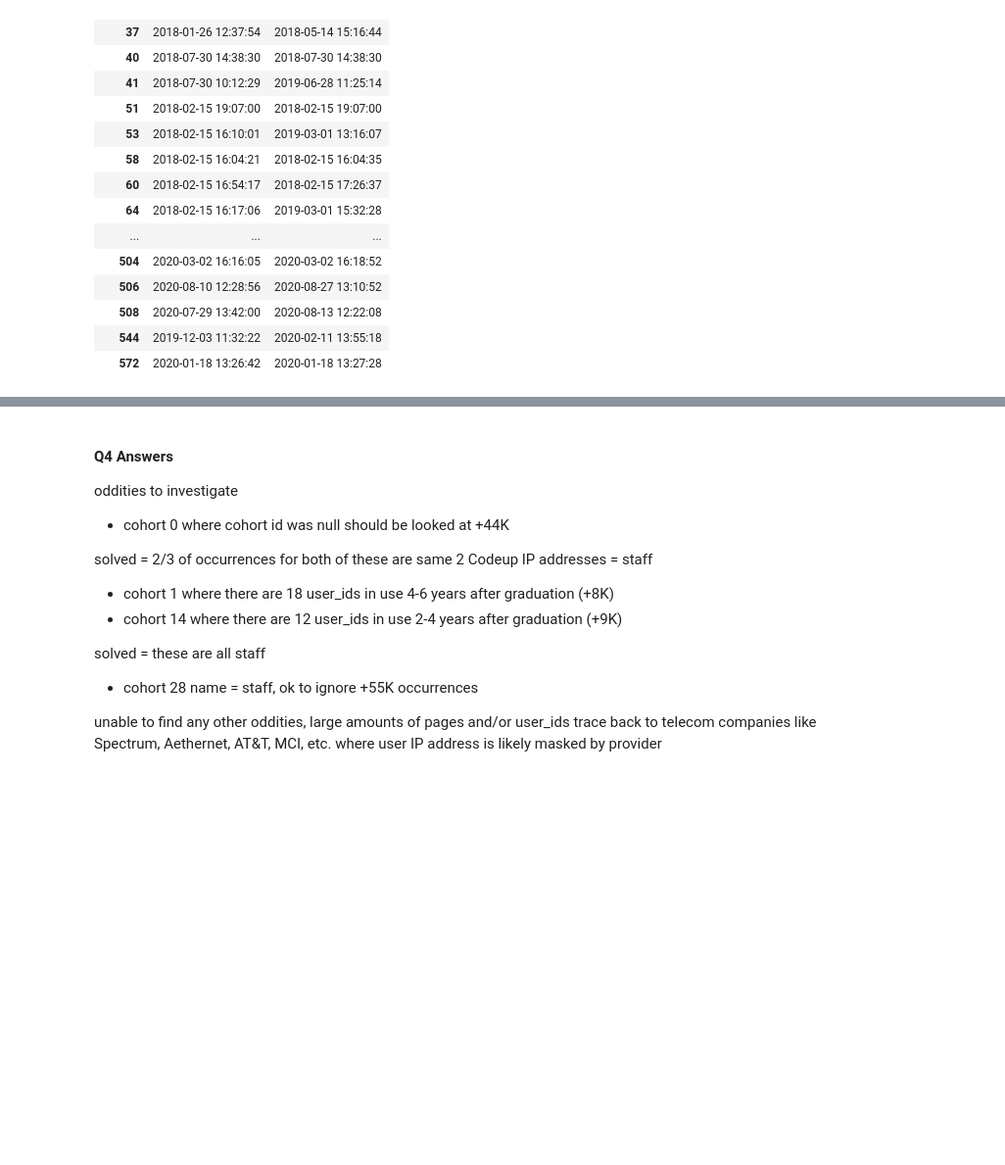
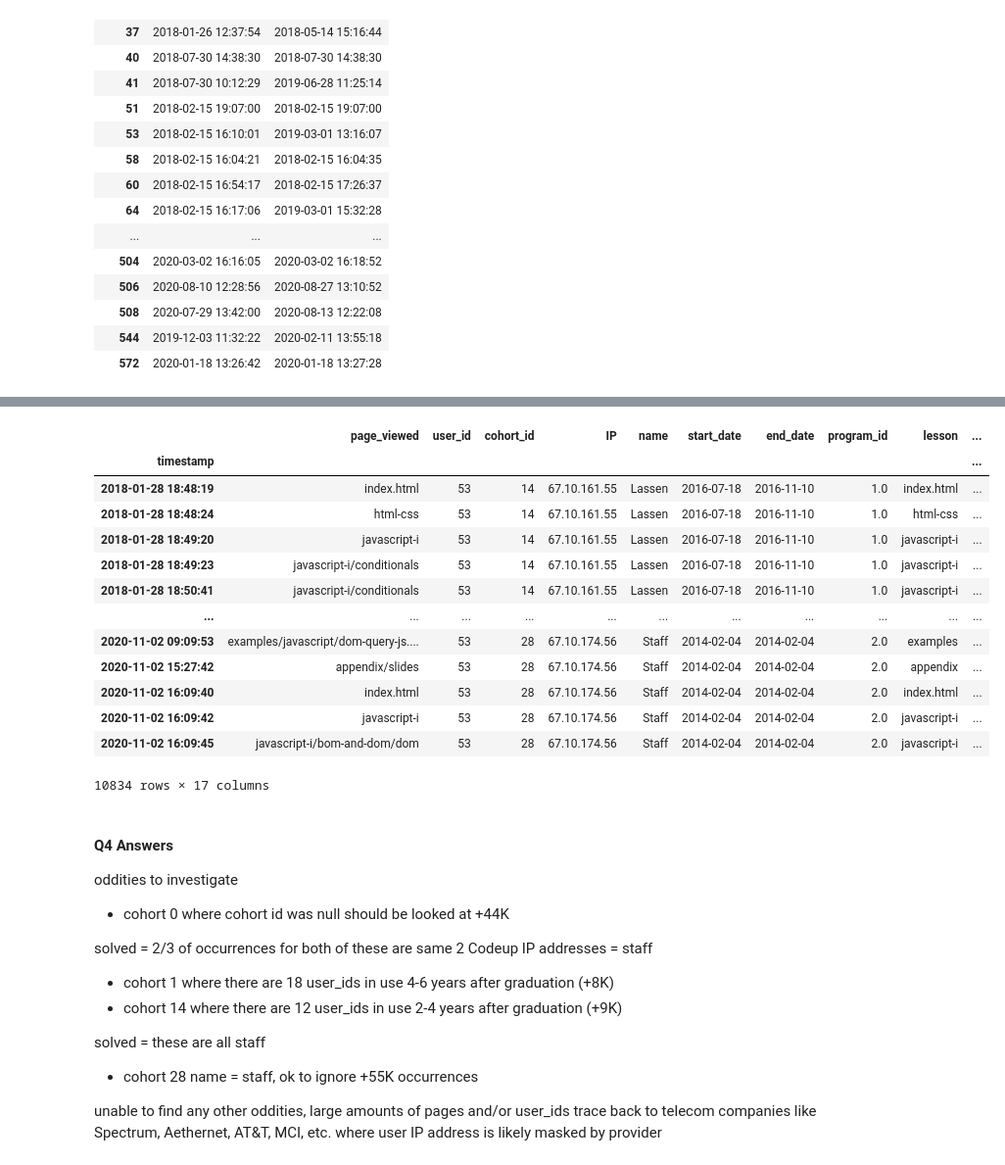
Before and after one commit to RyvynYoung/curriculum_access_project, a Jupyter notebook: curriculum_access.ipynb, the cells around one changed output, grey strips where cells are left out. Shown at 98% size. Saved outputs shown, nothing was run; the diff lists cells and outputs as text; code cells hidden in the pictures; blank space fills up the shorter version.

```diff
--- a/curriculum_access.ipynb
+++ b/curriculum_access.ipynb
@@ -1703,3 +1744,21 @@ post_grad2[(post_grad2.IP == '192.171.117.210')].groupby('user_id')[['timestamp'
+# %%
+exp[exp.user_id == 53]
+# also a staff id
+# %% [output]
+|  | page_viewed | user_id | cohort_id | IP | name | start_date | end_date | program_id | lesson | ... |
+| timestamp |  |  |  |  |  |  |  |  |  | ... |
+| 2018-01-28 18:48:19 | index.html | 53 | 14 | 67.10.161.55 | Lassen | 2016-07-18 | 2016-11-10 | 1.0 | index.html | ... |
+| 2018-01-28 18:48:24 | html-css | 53 | 14 | 67.10.161.55 | Lassen | 2016-07-18 | 2016-11-10 | 1.0 | html-css | ... |
+| 2018-01-28 18:49:20 | javascript-i | 53 | 14 | 67.10.161.55 | Lassen | 2016-07-18 | 2016-11-10 | 1.0 | javascript-i | ... |
+| 2018-01-28 18:49:23 | javascript-i/conditionals | 53 | 14 | 67.10.161.55 | Lassen | 2016-07-18 | 2016-11-10 | 1.0 | javascript-i | ... |
+| 2018-01-28 18:50:41 | javascript-i/conditionals | 53 | 14 | 67.10.161.55 | Lassen | 2016-07-18 | 2016-11-10 | 1.0 | javascript-i | ... |
+| ... | ... | ... | ... | ... | ... | ... | ... | ... | ... | ... |
+| 2020-11-02 09:09:53 | examples/javascript/dom-query-js.... | 53 | 28 | 67.10.174.56 | Staff | 2014-02-04 | 2014-02-04 | 2.0 | examples | ... |
+| 2020-11-02 15:27:42 | appendix/slides | 53 | 28 | 67.10.174.56 | Staff | 2014-02-04 | 2014-02-04 | 2.0 | appendix | ... |
+| 2020-11-02 16:09:40 | index.html | 53 | 28 | 67.10.174.56 | Staff | 2014-02-04 | 2014-02-04 | 2.0 | index.html | ... |
+| 2020-11-02 16:09:42 | javascript-i | 53 | 28 | 67.10.174.56 | Staff | 2014-02-04 | 2014-02-04 | 2.0 | javascript-i | ... |
+| 2020-11-02 16:09:45 | javascript-i/bom-and-dom/dom | 53 | 28 | 67.10.174.56 | Staff | 2014-02-04 | 2014-02-04 | 2.0 | javascript-i | ... |
+10834 rows × 17 columns
 # %% [markdown]
 #### Q4 Answers
 oddities to investigate
```
Also changed, not shown: parts of 4 cells of this notebook.
